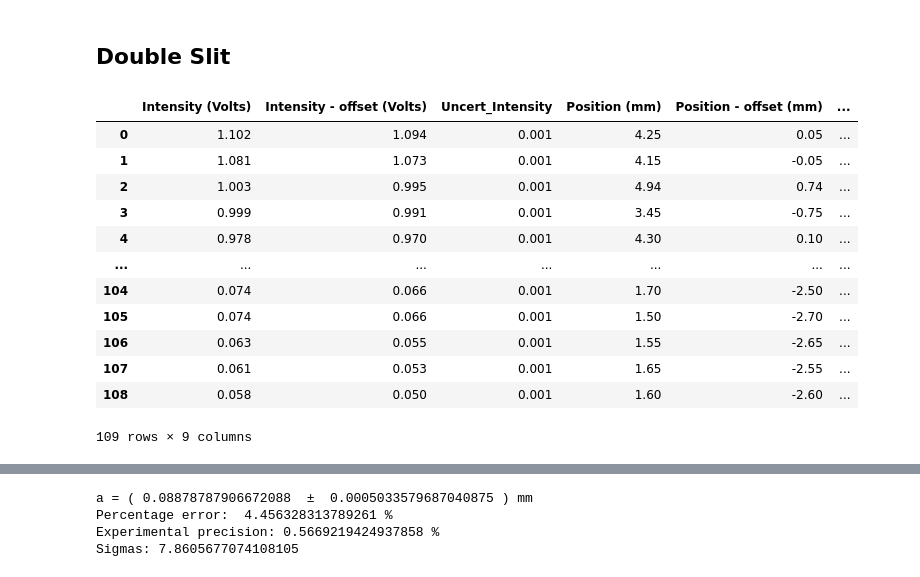
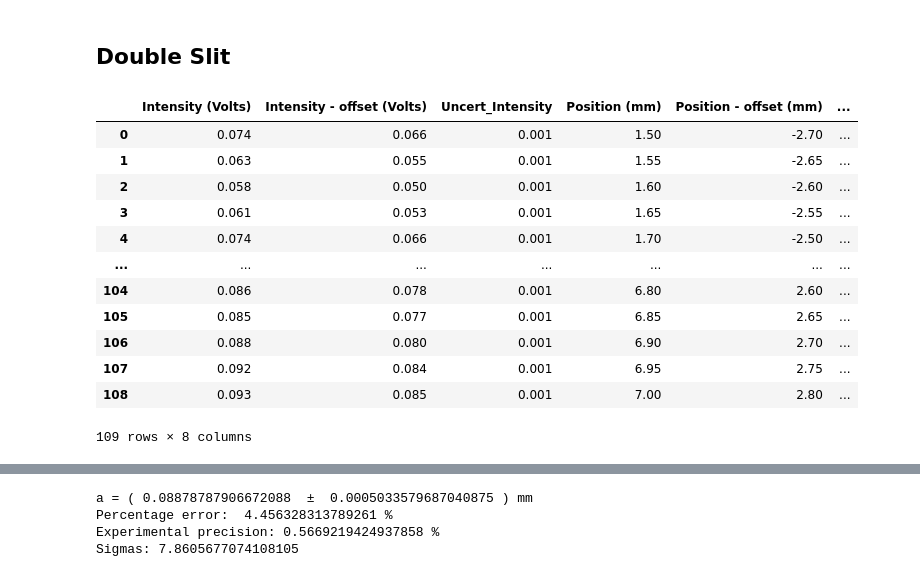
Before and after one commit to rvizarreta/ModernLab, a Jupyter notebook: 8. Double Slit Interference/Lab1.ipynb, the cells around one changed output, grey strips where cells are left out. Saved outputs shown, nothing was run; the diff lists cells and outputs as text; code cells hidden in the pictures.

```diff
--- a/8. Double Slit Interference/Lab1.ipynb
+++ b/8. Double Slit Interference/Lab1.ipynb
@@ -172,24 +173,23 @@ Sigmas: 7.300966894845635
 # %%
 # READING THE DATA FROM GOOGLE SHEETS ---------------------------------------
 googleSheetId = '1iYbA_X-BAgKxj-p5xsn6TMuqubb39IdXJCk7EbgtABg'
-workSheetName = 'Double_Slit'
+workSheetName = 'Week1_Double_Slit'
 URL = 'https://docs.google.com/spreadsheets/d/{0}/gviz/tq?tqx=out:csv&sheet={1}'.format(
     googleSheetId, workSheetName)
 df = pd.read_csv(URL)
 df = df.iloc[: , :8]
-df['Error theta'] = df.apply(lambda x: uncertainty_var([x['Position - offset (mm)']/500], [x['Uncert_Position']/500], arctanfunc), axis=1)
 df
 # %% [output]
 |  | Intensity (Volts) | Intensity - offset (Volts) | Uncert_Intensity | Position (mm) | Position - offset (mm) | ... |
-| 0 | 1.102 | 1.094 | 0.001 | 4.25 | 0.05 | ... |
-| 1 | 1.081 | 1.073 | 0.001 | 4.15 | -0.05 | ... |
-| 2 | 1.003 | 0.995 | 0.001 | 4.94 | 0.74 | ... |
-| 3 | 0.999 | 0.991 | 0.001 | 3.45 | -0.75 | ... |
-| 4 | 0.978 | 0.970 | 0.001 | 4.30 | 0.10 | ... |
+| 0 | 0.074 | 0.066 | 0.001 | 1.50 | -2.70 | ... |
+| 1 | 0.063 | 0.055 | 0.001 | 1.55 | -2.65 | ... |
+| 2 | 0.058 | 0.050 | 0.001 | 1.60 | -2.60 | ... |
+| 3 | 0.061 | 0.053 | 0.001 | 1.65 | -2.55 | ... |
+| 4 | 0.074 | 0.066 | 0.001 | 1.70 | -2.50 | ... |
 | ... | ... | ... | ... | ... | ... | ... |
-| 104 | 0.074 | 0.066 | 0.001 | 1.70 | -2.50 | ... |
-| 105 | 0.074 | 0.066 | 0.001 | 1.50 | -2.70 | ... |
-| 106 | 0.063 | 0.055 | 0.001 | 1.55 | -2.65 | ... |
-| 107 | 0.061 | 0.053 | 0.001 | 1.65 | -2.55 | ... |
-| 108 | 0.058 | 0.050 | 0.001 | 1.60 | -2.60 | ... |
+| 104 | 0.086 | 0.078 | 0.001 | 6.80 | 2.60 | ... |
+| 105 | 0.085 | 0.077 | 0.001 | 6.85 | 2.65 | ... |
+| 106 | 0.088 | 0.080 | 0.001 | 6.90 | 2.70 | ... |
+| 107 | 0.092 | 0.084 | 0.001 | 6.95 | 2.75 | ... |
+| 108 | 0.093 | 0.085 | 0.001 | 7.00 | 2.80 | ... |
-109 rows × 9 columns
+109 rows × 8 columns
```
Also changed, not shown: parts of 4 cells of this notebook, 6 other files.
